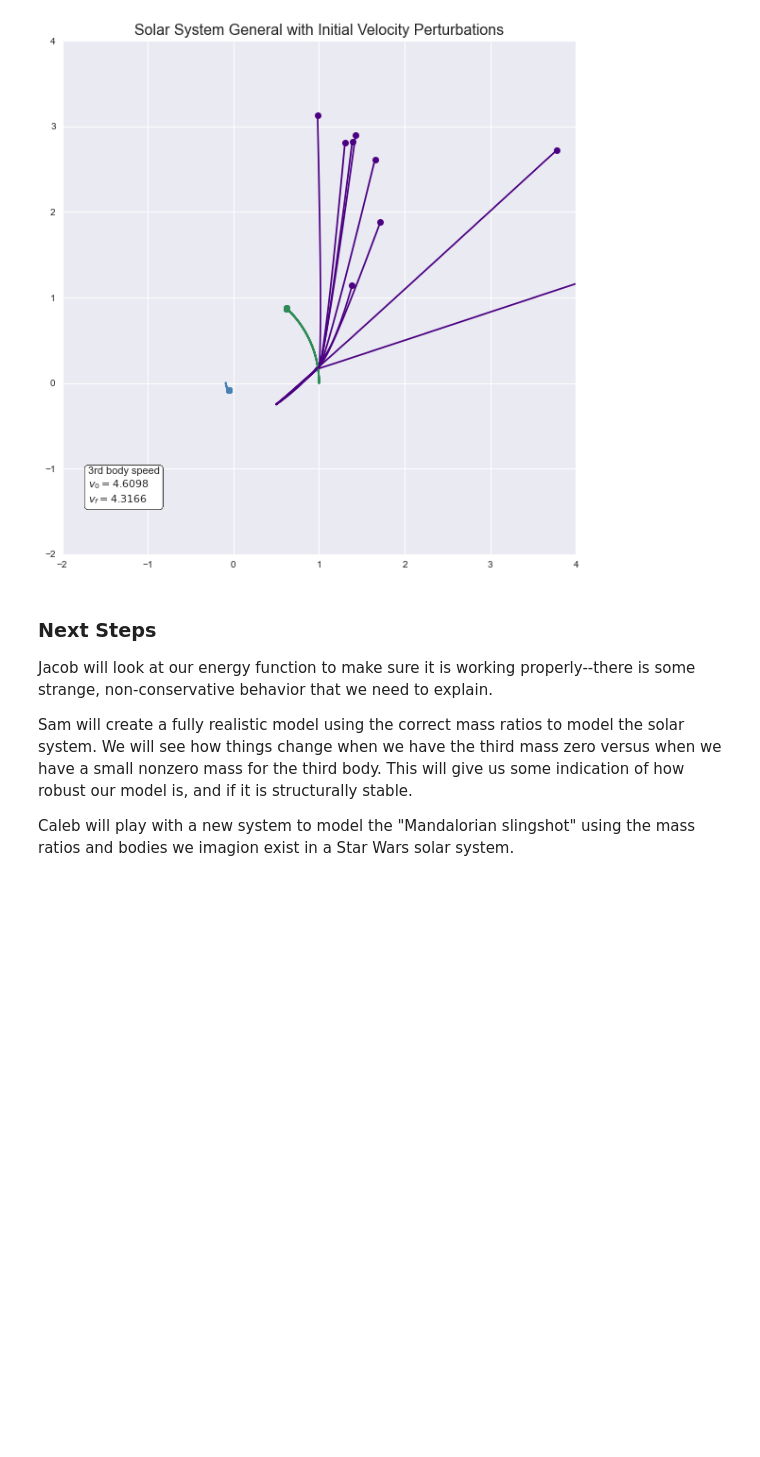
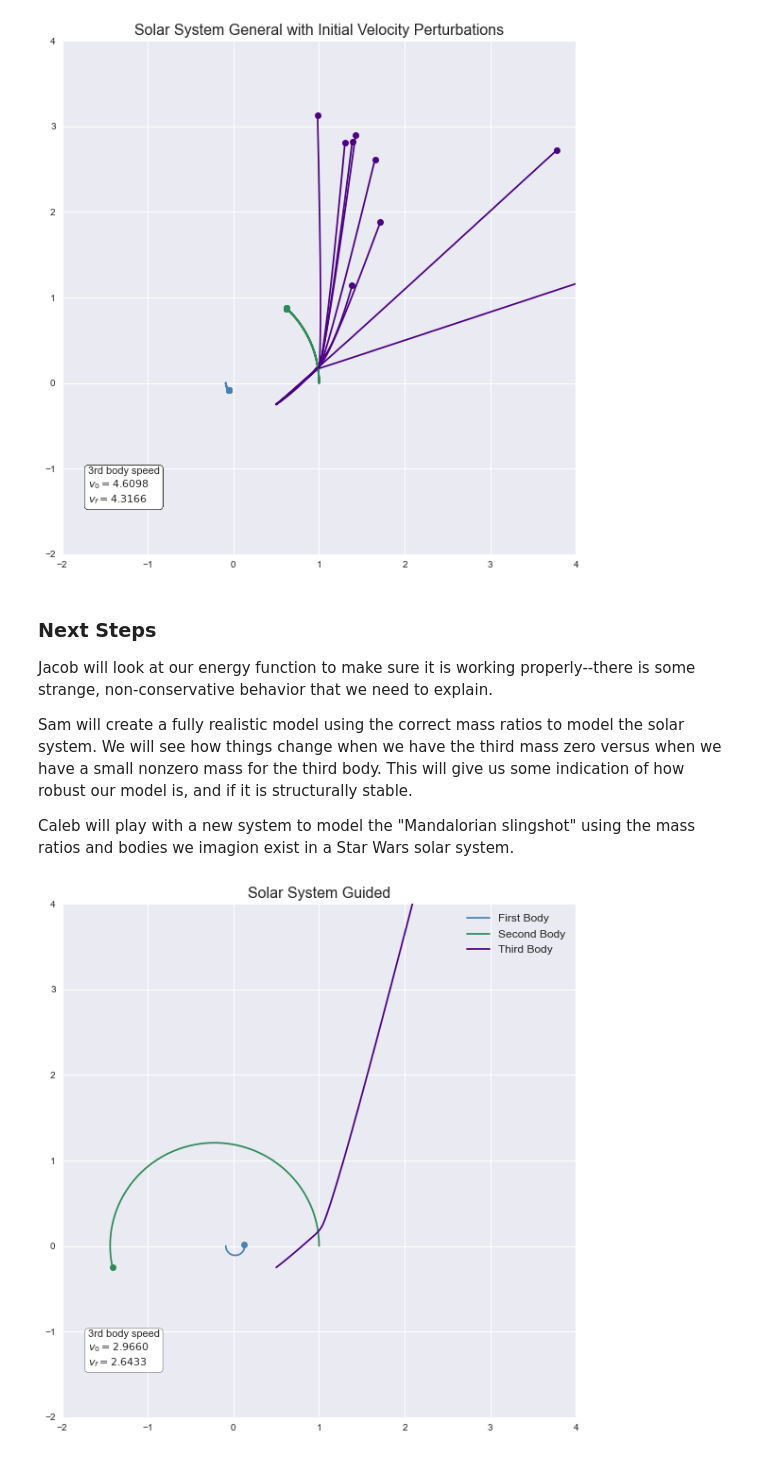
Before and after one commit to samcochran/optimal-spacecraft-control, a Jupyter notebook: Code/Sam.ipynb, the cells around one changed output. Cells and saved outputs as stored; diff of their text form; code cells hidden in the pictures; blank space fills up the shorter version.

```diff
--- a/Code/Sam.ipynb
+++ b/Code/Sam.ipynb
@@ -458,3 +458,43 @@ Jacob will look at our energy function to make sure it is working properly--ther
 Sam will create a fully realistic model using the correct mass ratios to model the solar system.  We will see how things change when we have the third mass zero versus when we have a small nonzero mass for the third body.  This will give us some indication of how robust our model is, and if it is structurally stable.
 
 Caleb will play with a new system to model the "Mandalorian slingshot" using the mass ratios and bodies we imagion exist in a Star Wars solar system.
+# %%
+from scipy.optimize import minimize
+
+def pass_through(goal, init):
+    v3 = np.copy(init[-3:-1])
+    def to_minimize(v3):
+        y0 = np.copy(init)
+        y0[-3:-1] = v3
+        sol = simulate_mechanics_general(y0, (t0, tf), t_eval=np.linspace(t0, tf, 1000), m = [1, .09, .0001])
+        index = np.argmin(np.linalg.norm(sol[6:9, :].T - goal, axis=1, ord=2))
+        sol = sol[:, index]
+        return np.linalg.norm(goal - sol[6:9], ord=2)
+    v = minimize(to_minimize, v3, tol=1e-10, options={'maxiter':500}).x
+    init[-3:-1] = v
+    return init
+
+# Set up initial conditions and parameters
+t0 = 0
+tf = 5
+
+init = np.array([-.09, 0, 0, # Position 1
+                 1, 0, 0, # Position 2
+                 .5, -.25, 0, # Position 3
+                 0, -.09, 0, # Velocity/Momentum 1
+                 0, 1, 0, # Velocity/Momentum 2
+                 2.5, 2, 0]) # Velocity 3
+
+init = pass_through(np.array([2, 4, 0]), init)
+
+# Solve the system
+sol = simulate_mechanics_general(init, (t0, tf), t_eval=np.linspace(t0, tf, 1000), m = [1, .09, .0001])
+
+# Plot and animate
+plot_solution(sol, 'Solar System Guided', savefile='guided.pdf', lim=(-2, 4))
+
+plt.ioff()
+animate_solution(sol, 'Guided', 'guided2', skip=5, lim=(-2, 4), show_quivers=False, interval=30)
+plt.close()
+# %% [output]
+[figure, added]
```
